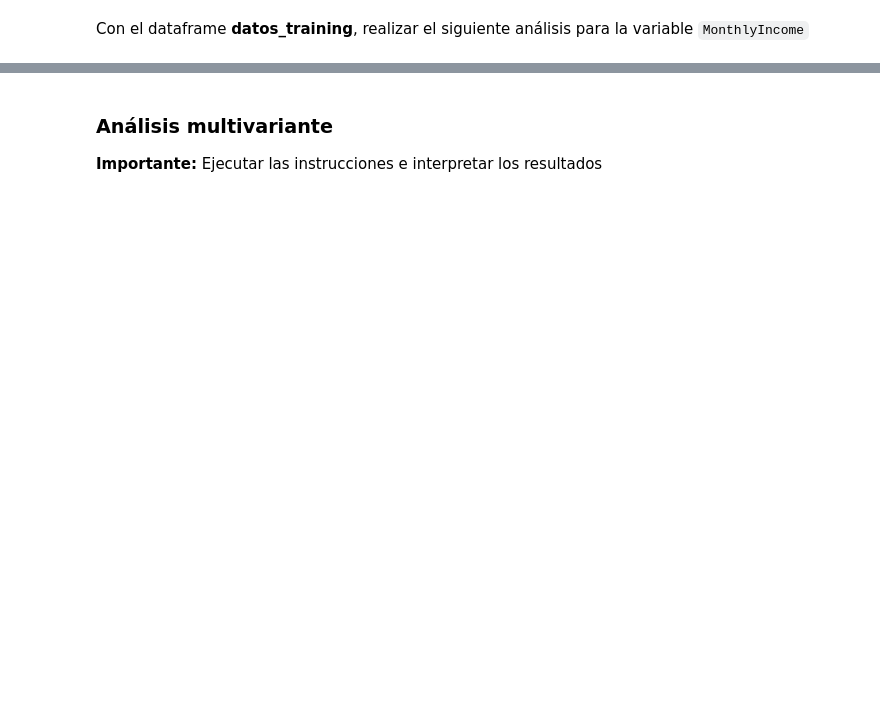
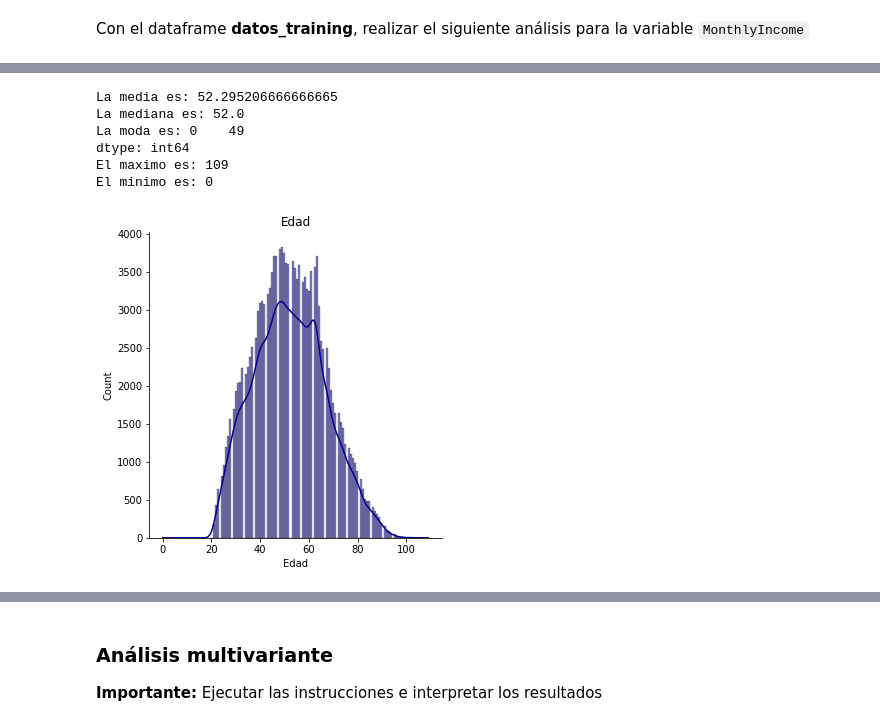
Before and after one commit to rmperez556/CD_databits, a Jupyter notebook: 01_Proyecto_final_Fase_1.ipynb, the cells around one changed output, grey strips where cells are left out. Cells and saved outputs as stored; diff of their text form; code cells hidden in the pictures; blank space fills up the shorter version.

```diff
--- a/01_Proyecto_final_Fase_1.ipynb
+++ b/01_Proyecto_final_Fase_1.ipynb
@@ -213,3 +258,6 @@ max             43.000000
 Con el dataframe **datos_training**, realizar el siguiente análisis para la variable `MonthlyIncome`
 # %%
 ingresos = datos_entrenamietno.MonthlyIncome
+ingresos
+edad = datos_entrenamietno.age
+edad
@@ -218,4 +288,29 @@ ingresos = datos_entrenamietno.MonthlyIncome
+# %%
+# Analizar las principales estadísticas descriptivas de la columna ingresos
+media    = edad.mean()
+mediana  = edad.median()
+moda     = edad.mode()
+max = edad.max()
+min = edad.min()
+print('La media es:' , media) ,
+print(      'La mediana es:' , mediana )
+print(      'La moda es:' , moda  )
+print(      'El maximo es:' , max )
+print(      'El minimo es:' , min)
+# %% [output]
+La media es: 52.295206666666665
+La mediana es: 52.0
+La moda es: 0    49
+dtype: int64
+El maximo es: 109
+El minimo es: 0
 # %%
 # Crear un histograma de la variable ingresos (usar la librería seaborns)
+sns.displot(edad, color="darkblue", kde=True)
+plt.title("Edad")
+plt.xlabel("Edad")
+plt.show()
+# %% [output]
+[figure, added]
 # %%
 # Obtener los deciles de la variable ingresos
```
Also changed, not shown: parts of 15 cells of this notebook.
